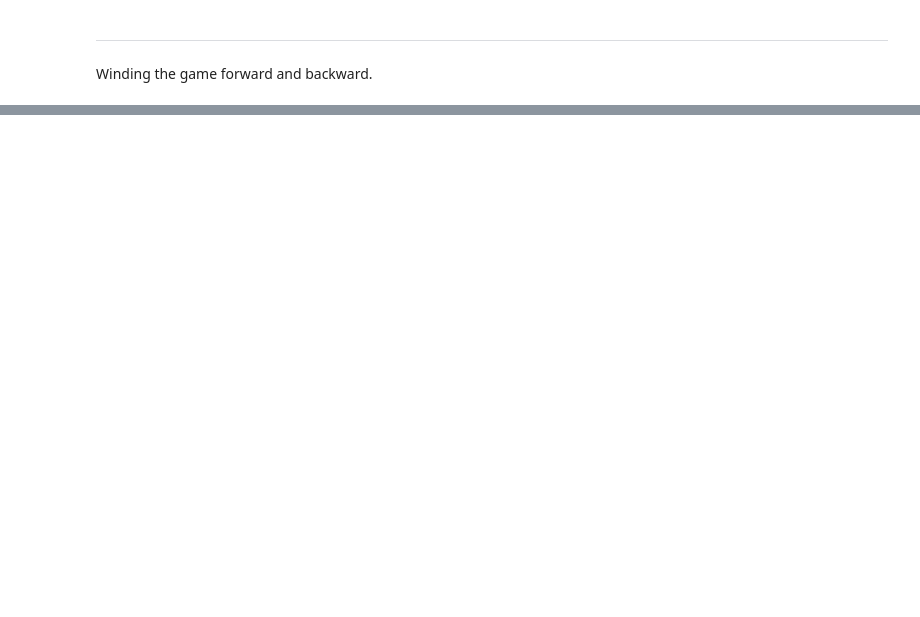
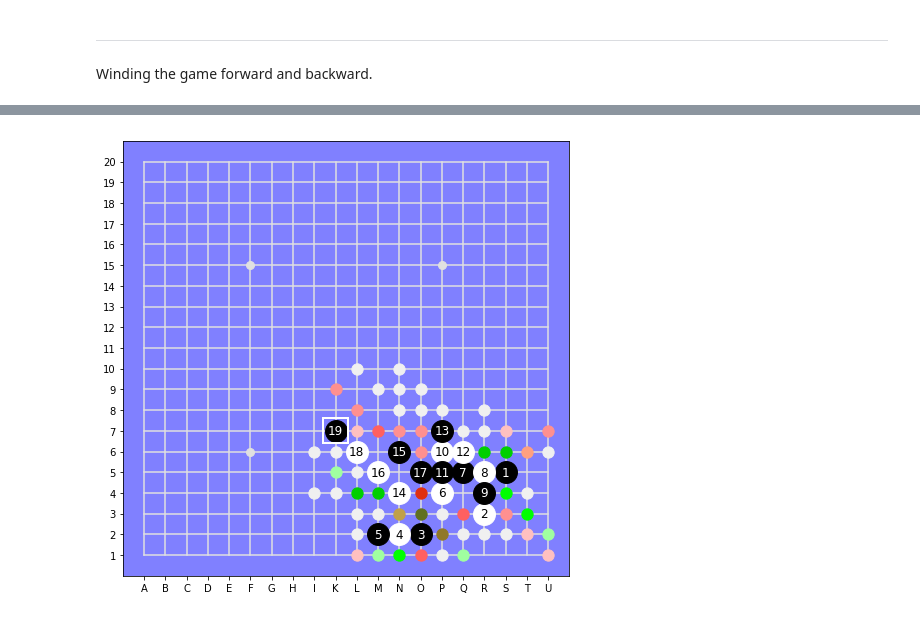
Before and after one commit to Project-Ellie/tutorials, a Jupyter notebook: other_stuff/DeepGomoku/GomokuBoard.ipynb, the cells around one changed output, grey strips where cells are left out. Saved outputs shown, nothing was run; the diff lists cells and outputs as text; code cells hidden in the pictures; blank space fills up the shorter version.

```diff
--- a/other_stuff/DeepGomoku/GomokuBoard.ipynb
+++ b/other_stuff/DeepGomoku/GomokuBoard.ipynb
@@ -75,0 +86,4 @@ board.display(score=True)
+# %%
+board.bwd().display(score=True);
+# %% [output]
+[figure, added]
```
Also changed, not shown: parts of 12 cells of this notebook, 4 other files.
